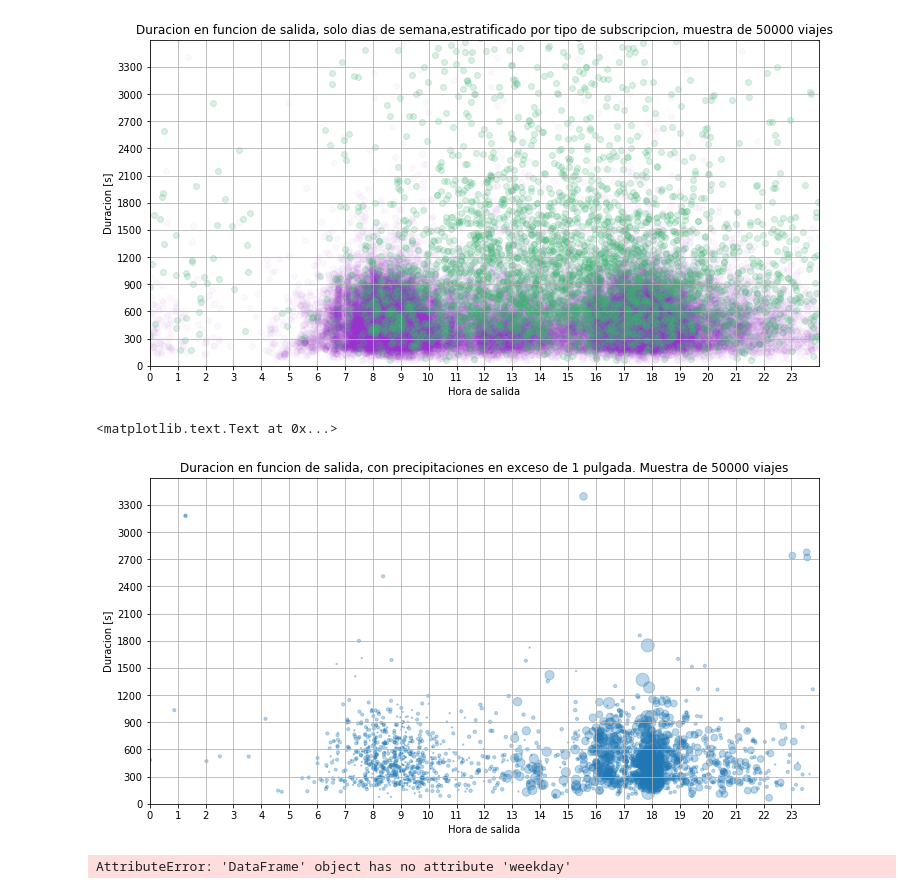
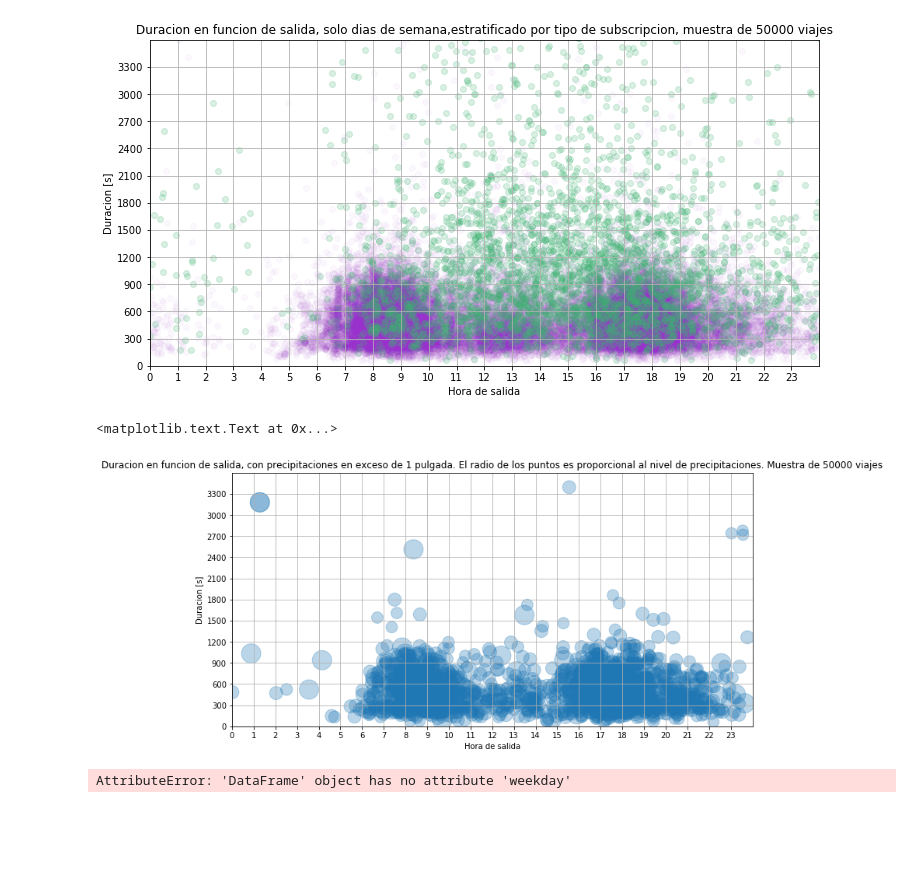
Before and after one commit to pabloernesto/sfBikes, a Jupyter notebook: hora_duracion.ipynb, the cells around one changed output. Drawn from its saved outputs; the diff is of its cells as text; code cells hidden in the pictures; blank space fills up the shorter version.

Commit message:
fixed rain graph

```diff
--- a/hora_duracion.ipynb
+++ b/hora_duracion.ipynb
@@ -153,17 +153,17 @@ def precipitar(x):
 
 tmp.loc[:,'precipitation_inches'] = tmp.loc[:,'precipitation_inches'].map(precipitar)
 # %%
-tmp.loc[(tmp.precipitation_inches > 1),:]\
-    .plot.scatter(x='hours_from_midnight', y='duration', s=rainy.precipitation_inches*200,\
+rainy = tmp.loc[(tmp.precipitation_inches > 1),:]
+rainy.plot.scatter(x='hours_from_midnight', y='duration', s=rainy.precipitation_inches*200,\
                   alpha=0.3, figsize=(12,6), xlim=(0,24), ylim=(0,3600),\
                   xticks=range(0,24), yticks=range(0,3600,300), grid=True, sharex=False)
 plt.title("Duracion en funcion de salida, con precipitaciones en exceso de 1 pulgada. \
-Muestra de 50000 viajes")
+El radio de los puntos es proporcional al nivel de precipitaciones. Muestra de 50000 viajes")
 plt.xlabel("Hora de salida")
 plt.ylabel("Duracion [s]")
 # %% [output]
 <matplotlib.text.Text at 0x...>
-[figure, old version]
+[figure, new version]
 # %%
 rainy = tmp.loc[(tmp.weekday >= 5) & (tmp.precipitation_inches > 0),:]
 rainy.plot.scatter(x='hours_from_midnight', y='duration', s=rainy.precipitation_inches*100,\
```
Also changed, not shown: parts of 2 cells of this notebook.
